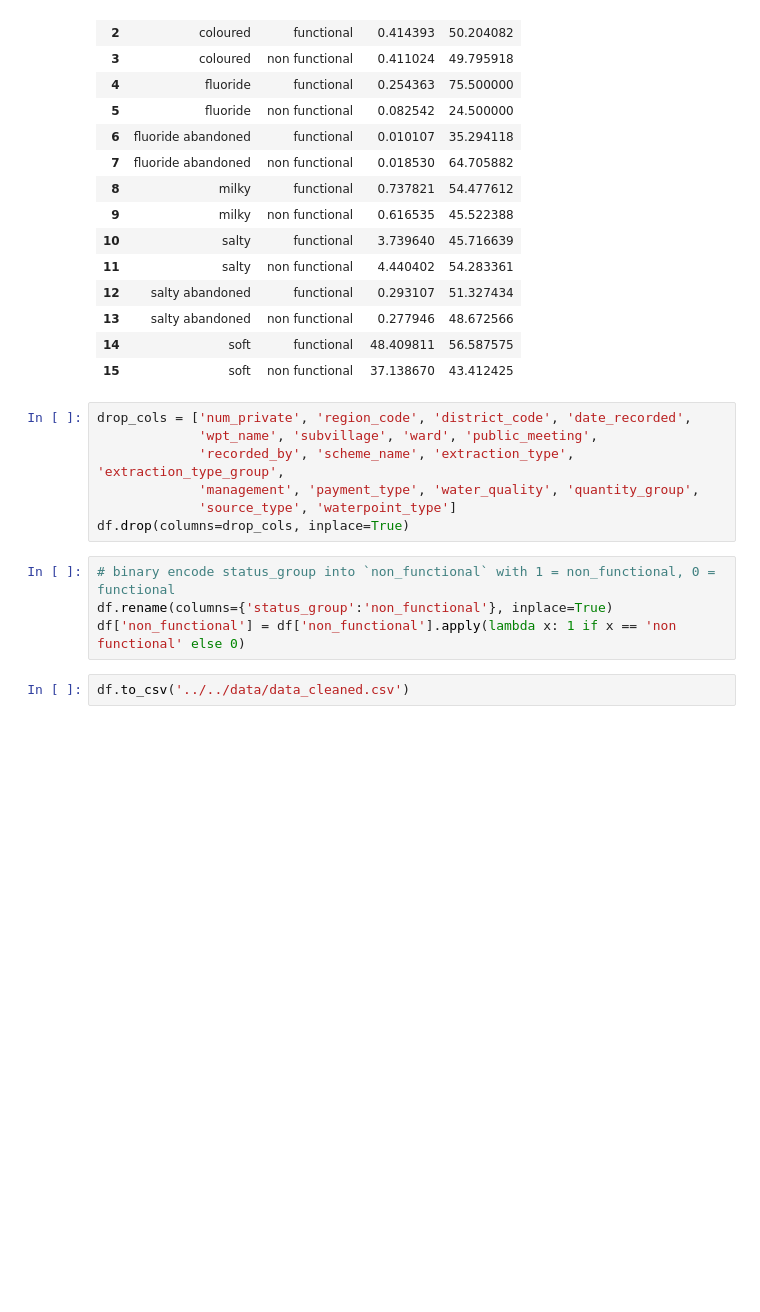
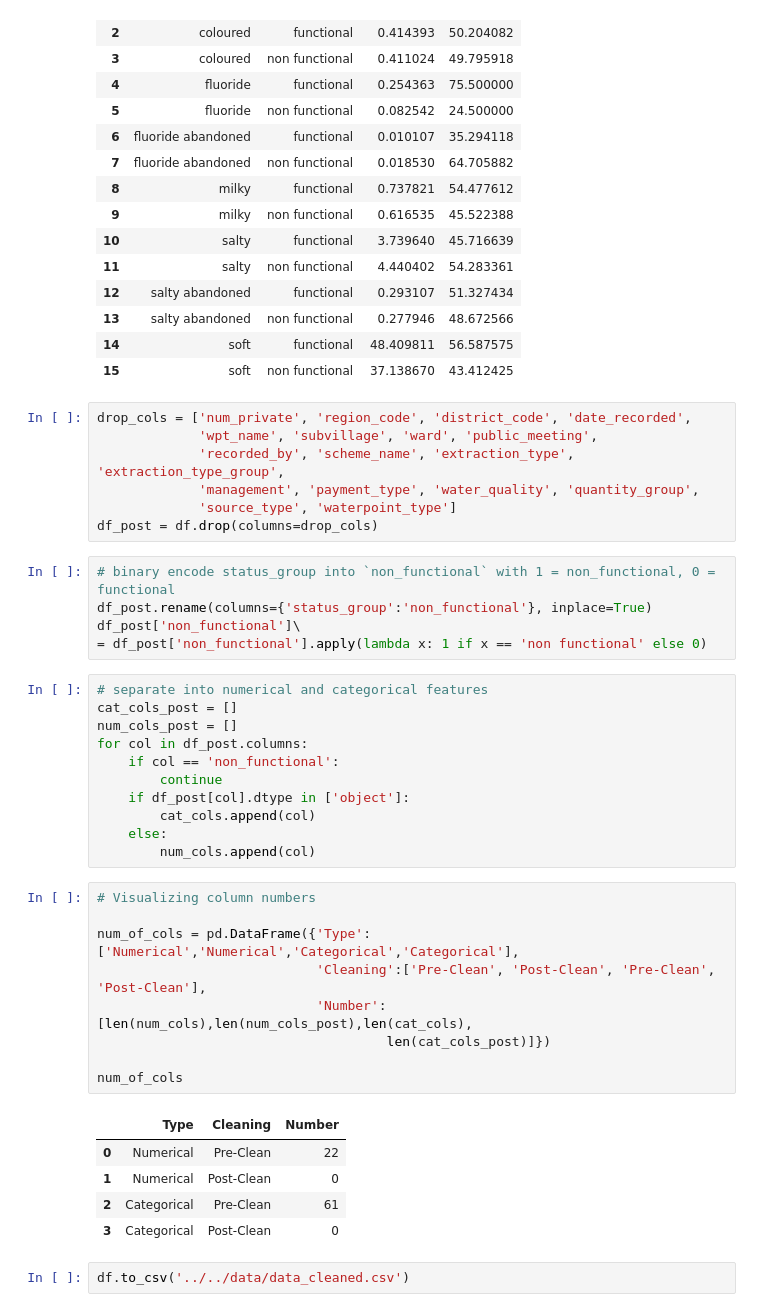
Before and after one commit to NicholasIndorf/TanzanianWaterWells, a Jupyter notebook: notebooks/Nick/Data-Cleaning.ipynb, the cells around one changed output. Saved outputs shown, nothing was run; the diff lists cells and outputs as text; blank space fills up the shorter version.

Commit message:
more modeling and cleaning

```diff
--- a/notebooks/Nick/Data-Cleaning.ipynb
+++ b/notebooks/Nick/Data-Cleaning.ipynb
@@ -512,10 +516,37 @@ drop_cols = ['num_private', 'region_code', 'district_code', 'date_recorded',
              'recorded_by', 'scheme_name', 'extraction_type', 'extraction_type_group',
              'management', 'payment_type', 'water_quality', 'quantity_group',
              'source_type', 'waterpoint_type']
-df.drop(columns=drop_cols, inplace=True)
+df_post = df.drop(columns=drop_cols)
 # %%
 # binary encode status_group into `non_functional` with 1 = non_functional, 0 = functional
-df.rename(columns={'status_group':'non_functional'}, inplace=True)
-df['non_functional'] = df['non_functional'].apply(lambda x: 1 if x == 'non functional' else 0)
+df_post.rename(columns={'status_group':'non_functional'}, inplace=True)
+df_post['non_functional']\
+= df_post['non_functional'].apply(lambda x: 1 if x == 'non functional' else 0)
+# %%
+# separate into numerical and categorical features
+cat_cols_post = []
+num_cols_post = []
+for col in df_post.columns:
+    if col == 'non_functional':
+        continue
+    if df_post[col].dtype in ['object']:
+        cat_cols.append(col)
+    else:
+        num_cols.append(col)
+# %%
+# Visualizing column numbers
+
+num_of_cols = pd.DataFrame({'Type':['Numerical','Numerical','Categorical','Categorical'],
+                            'Cleaning':['Pre-Clean', 'Post-Clean', 'Pre-Clean', 'Post-Clean'],
+                            'Number':[len(num_cols),len(num_cols_post),len(cat_cols),
+                                     len(cat_cols_post)]})
+
+num_of_cols
+# %% [output]
+|  | Type | Cleaning | Number |
+| 0 | Numerical | Pre-Clean | 22 |
+| 1 | Numerical | Post-Clean | 0 |
+| 2 | Categorical | Pre-Clean | 61 |
+| 3 | Categorical | Post-Clean | 0 |
 # %%
 df.to_csv('../../data/data_cleaned.csv')
```
Also changed, not shown: parts of 1 cell of this notebook, 1 other file.
